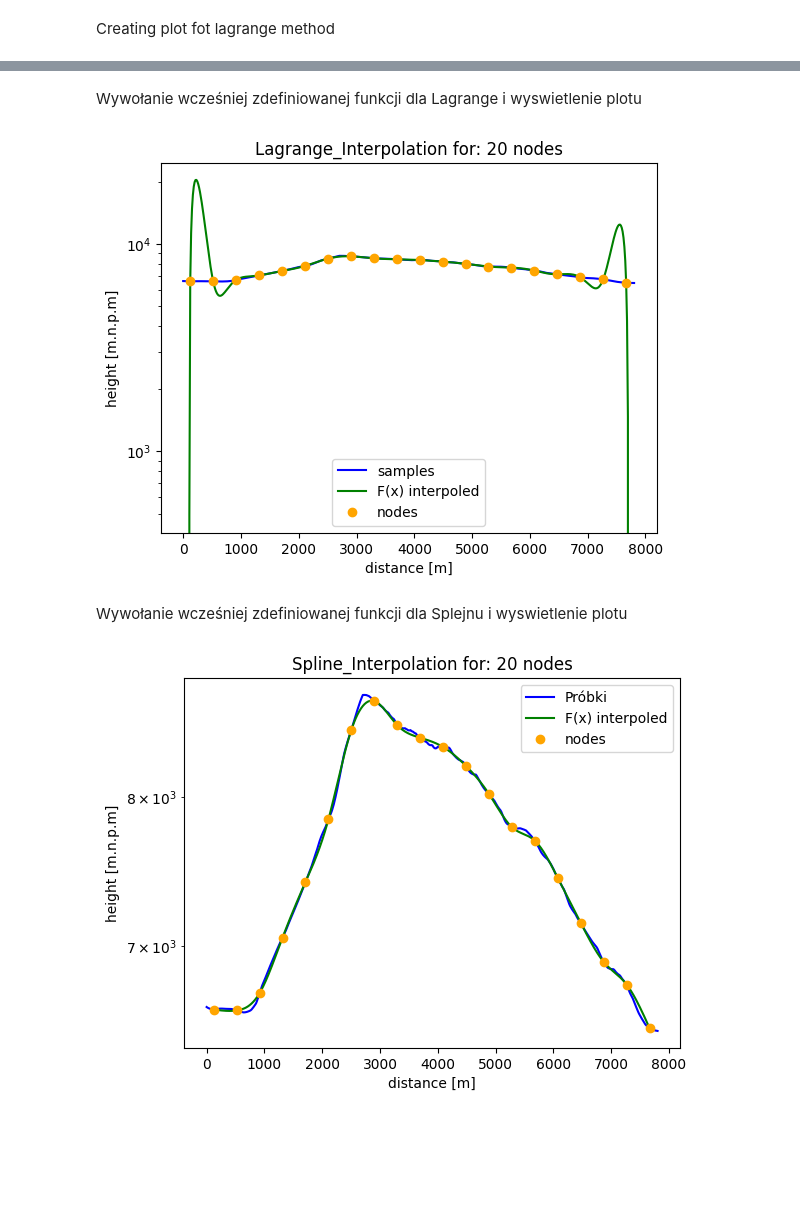
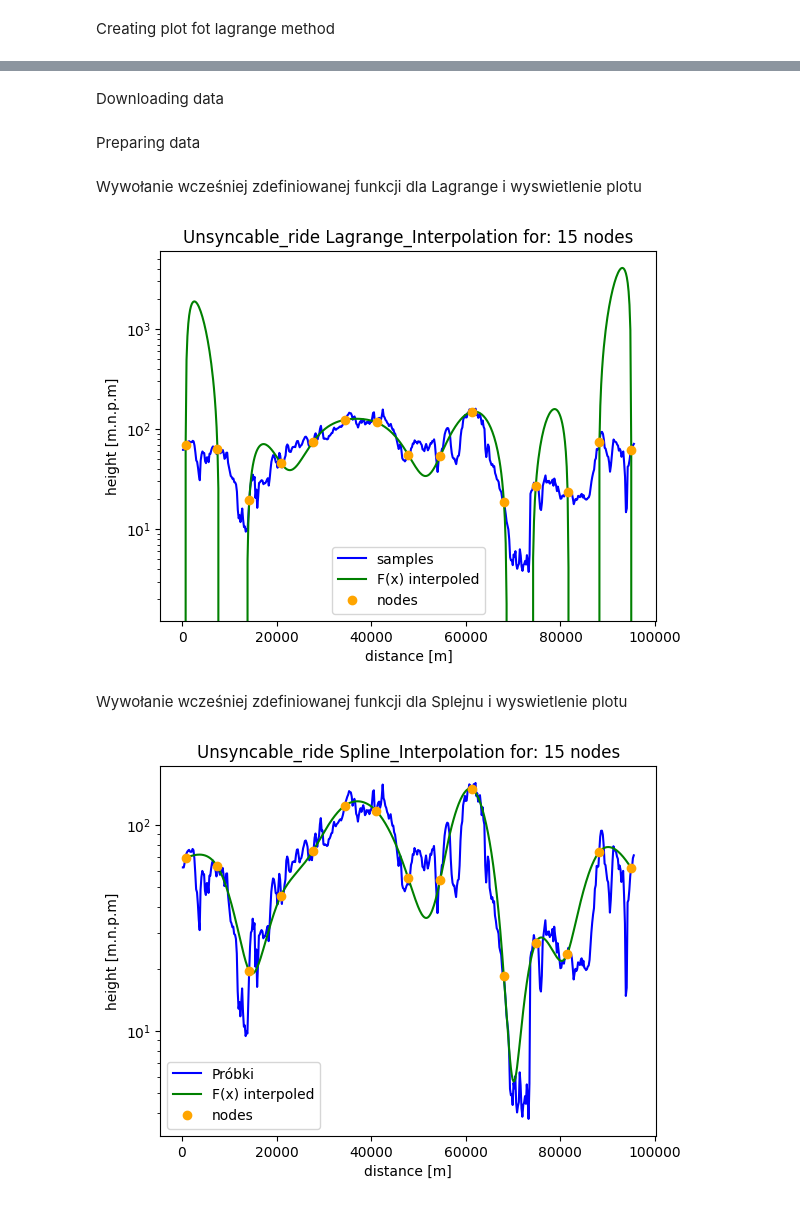
Before and after one commit to lukaszplust/NUMERICAL_METHODS, a Jupyter notebook: Interpolation.ipynb, the cells around one changed output, grey strips where cells are left out. Drawn from its saved outputs; the diff is of its cells as text; code cells hidden in the pictures; blank space fills up the shorter version.

```diff
--- a/Interpolation.ipynb
+++ b/Interpolation.ipynb
@@ -23,12 +24,13 @@ def lagrange_interpolate(point_x,point_y,x):
 def lagrange(value_x, point_x, point_y): #value_distance, nodes_distance, nodes_height
     return [lagrange_interpolate(point_x, point_y, x) for x in value_x]
 # %%
-def spline_interpolate_point(nodes_x, factors, x):
+#x -> wartosc x, dla której chcemy dokonać interpolacji
+def spline_interpolate_point(nodes_x, solve, x):
     for i, node_x in enumerate(nodes_x[:-1]):
         next_node_x = nodes_x[i + 1]
         if node_x <= x <= next_node_x:
             h = x - node_x
-            interpolated_value = sum(factors[4 * i + j] * h ** j for j in range(4))
+            interpolated_value = sum(solve[4 * i + j] * h ** j for j in range(4))
             return interpolated_value
     return 0
 # %%
@@ -68,18 +71,18 @@ def spline(input_x, nodes_x, nodes_y):
 # %% [markdown]
 Creating plot for spline method
 # %%
-def spline_plot(value_x, value_y, point_x, point_y, interpolated_x, interpolated_y):
+def spline_plot(value_x, value_y, point_x, point_y, interpolated_x, interpolated_y,name):
     plt.yscale('log')
     plt.plot(value_x, value_y, '-', color = 'blue', label='Próbki')
     plt.plot(interpolated_x, interpolated_y,color = 'green', label='F(x) interpoled')
     plt.plot(point_x, point_y, 'o',color = 'orange' ,label='nodes')
 
-    plt.title(f"Spline_Interpolation for: {str(len(point_x))} nodes")
+    plt.title(f"{str(name)} Spline_Interpolation for: {str(len(point_x))} nodes")
     plt.xlabel('distance [m]')
     plt.ylabel('height [m.n.p.m]')
     plt.legend()
 
-    save_name = f"Spline_Interpolation for {len(point_x)} nodes.png"
+    save_name = f"{str(name)} Spline_Interpolation for {len(point_x)} nodes.png"
     plt.savefig(save_name)
     plt.show()
 # %% [markdown]
@@ -113,5 +105,17 @@ Przygotowanie danych
+# %% [markdown]
+Downloading data
+# %%
+#filename = 'MountEverest.csv'
+#filename = 'SpacerniakGdansk.csv'
+filename = 'Unsyncable_ride.csv'
+#filename = 'WielkiKanionKolorado.csv'
+df = pd.read_csv(filename)
+name = os.path.splitext(os.path.basename(filename))[0]
+size = df.shape[0]# len(df.index)
+# %% [markdown]
+Preparing data
 # %%
-n = 20
+n = 15
 
 intervals = n - 1#to jest ilość odcinków pomiędzy węzłami
 
@@ -119,23 +123,23 @@ x = (size + intervals - 1) // intervals - 1#odstep miedzy wezłami interpolacji
 
 first_node = next(i for i in range(size - 1) if (i + 1) >= (size - 1 - (i + intervals * x)))#pierwszy wezel
 
-x_index = [first_node + i * x for i in range(n)]#tablica indeksow wezlow interpolacji
+nodes_index = [first_node + i * x for i in range(n)]#tablica indeksow wezlow interpolacji
 
 value_distance, value_height = df.iloc[:, 0].tolist(), df.iloc[:, 1].tolist()#odleglosci i wysokosci
 
-nodes_distance = [value_distance[i] for i in x_index]#wartosc odleglosci wezłów interpolacji
-nodes_height = [value_height[i] for i in x_index]#wartosc wysokosci wezłów interpolacji
+nodes_distance = [value_distance[i] for i in nodes_index]#wartosc odleglosci wezłów interpolacji
+nodes_height = [value_height[i] for i in nodes_index]#wartosc wysokosci wezłów interpolacji
 # %% [markdown]
 Wywołanie wcześniej zdefiniowanej funkcji dla Lagrange i wyswietlenie plotu
 # %%
 interpolated_lagrange = lagrange(value_distance, nodes_distance, nodes_height)
-plot_lagrange(value_distance,value_height,nodes_distance, nodes_height,value_distance,interpolated_lagrange)
+plot_lagrange(value_distance,value_height,nodes_distance, nodes_height,value_distance,interpolated_lagrange,name)
 # %% [output]
-[figure, old version]
+[figure, new version]
 # %% [markdown]
 Wywołanie wcześniej zdefiniowanej funkcji dla Splejnu i wyswietlenie plotu
 # %%
 x_for_interpolation, interpolated_values_spline = spline(value_distance, nodes_distance, nodes_height)
-spline_plot(value_distance, value_height, nodes_distance, nodes_height, x_for_interpolation, interpolated_values_spline)
+spline_plot(value_distance, value_height, nodes_distance, nodes_height, x_for_interpolation, interpolated_values_spline,name)
 # %% [output]
-[figure, old version]
+[figure, new version]
```
Also changed, not shown: parts of 6 cells of this notebook.
